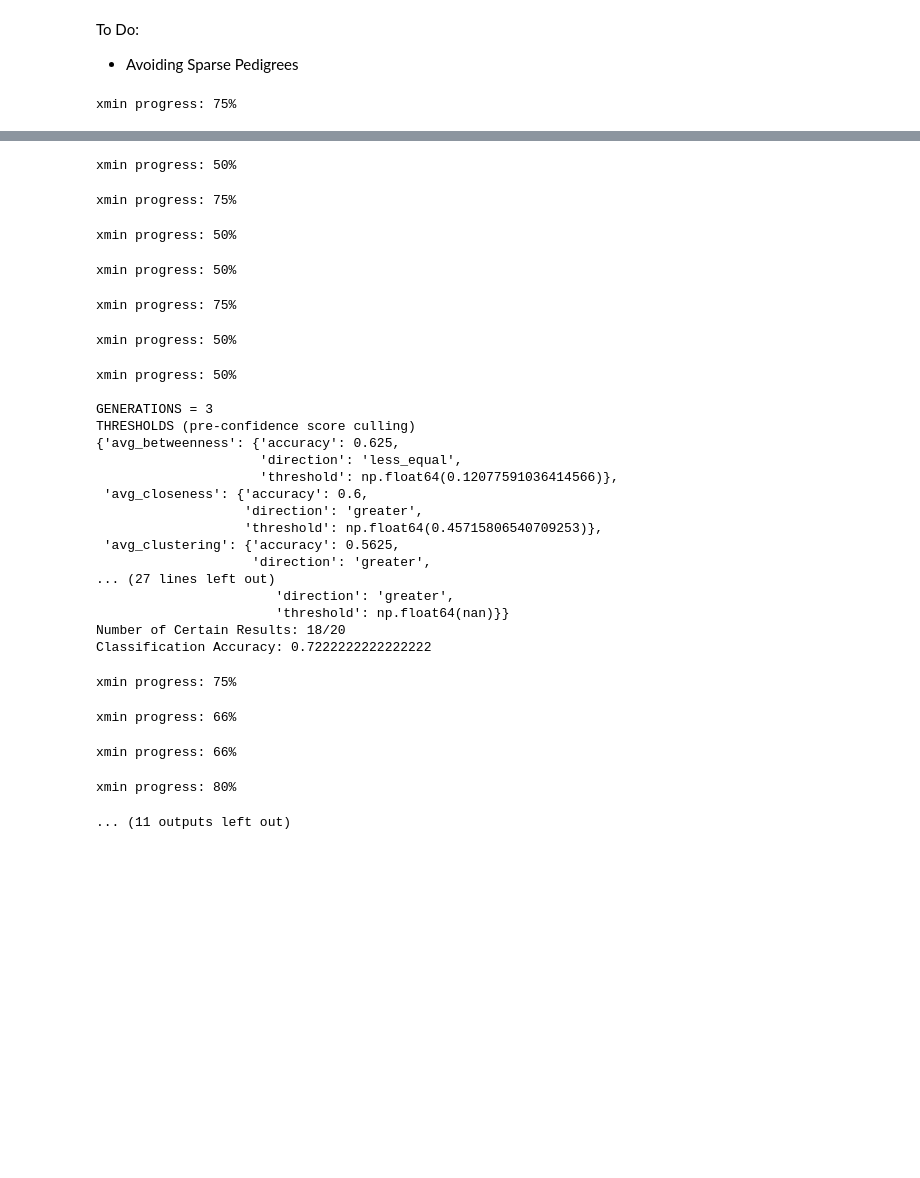
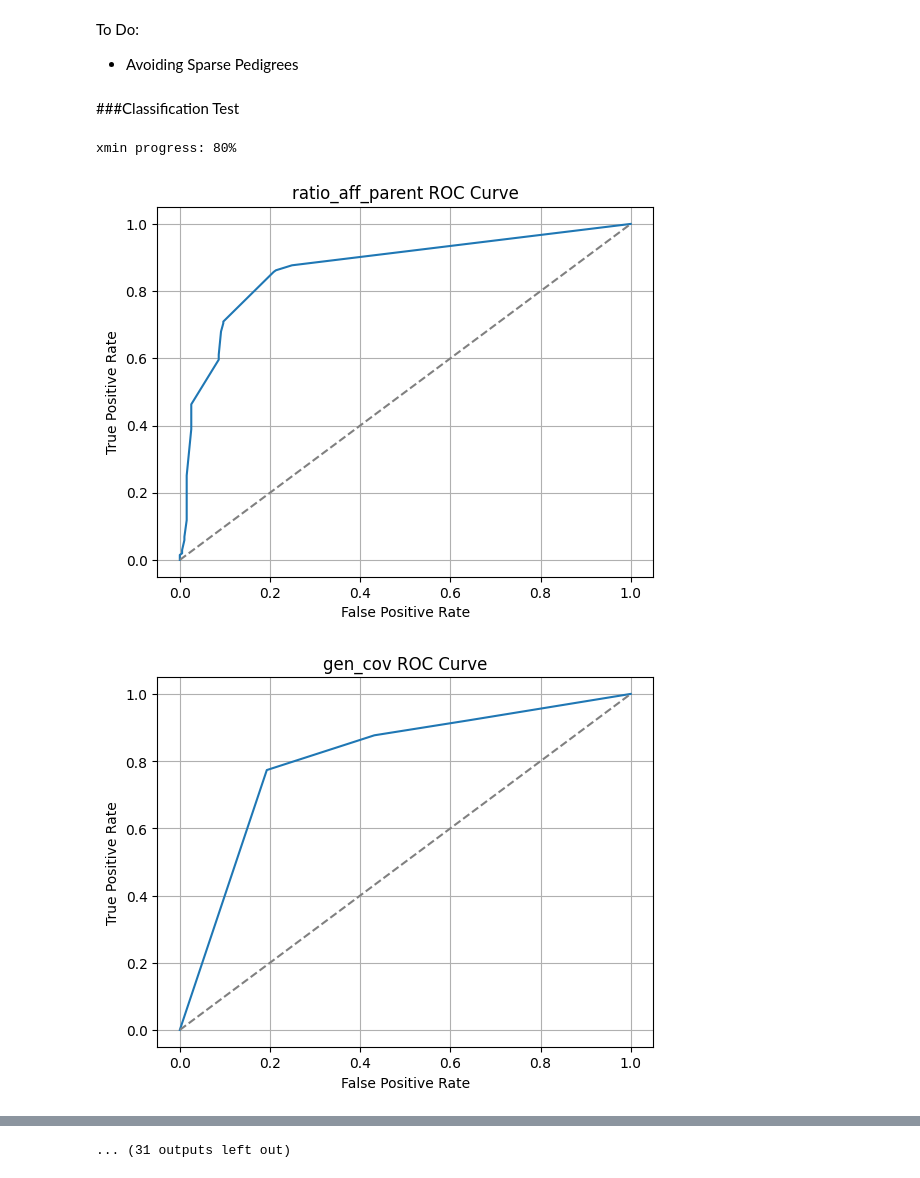
Before and after one commit to taylorngt/PedNet, a Jupyter notebook: PedigreeClassification.ipynb, the cells around one changed output, grey strips where cells are left out. Saved outputs shown, nothing was run; the diff lists cells and outputs as text; code cells hidden in the pictures; blank space fills up the shorter version.

Commit message:
Added ROC Curves
Included ROC curve plotting to size-specific, multi-threshold optimization for classification.

```diff
--- a/PedigreeClassification.ipynb
+++ b/PedigreeClassification.ipynb
@@ -892,13 +936,23 @@ def size_specific_threshold_determination(feature_options, trials_count, generat
         print('Classification Accuracy: ' + str(accuracy_score(certain_results_df['actual_mode'], certain_results_df['predicted_mode'])) + '\n')
 
     #return all_thresholds, accurate_thresholds, testing_feature_tables
+# %% [markdown]
+###Classification Test
 # %%
+#to deal with the runtime warnings from sigma calculations
+import warnings
+warnings.filterwarnings('ignore', category=RuntimeWarning)
+
+
+
 chosen_features = ['ratio_aff_parent', 'gen_cov', 'sibling_aff_ratio', 'new_avg_bet_carrier',
                                                 'avg_degree_centrality', 'avg_betweenness', 'avg_closeness',
                                                 'avg_clustering', 'diameter', 'avg_path_len',
                                                 'sigma_small_world', 'pl_alpha', 'pl_xmin']
 size_specific_threshold_determination(feature_options= chosen_features,
-                                      trials_count= 100,
+                                      trials_count= 500,
                                       generation_range= (3,5))
 # %% [output]
-xmin progress: 75%
+xmin progress: 80%
+[figure, added]
+[figure, added]
@@ -905,28 +968 @@ xmin progress: 75%
-xmin progress: 50%
+... (31 outputs left out)
-xmin progress: 75%
-xmin progress: 50%
-xmin progress: 50%
-xmin progress: 75%
-xmin progress: 50%
-xmin progress: 50%
-
-GENERATIONS = 3
-THRESHOLDS (pre-confidence score culling)
-{'avg_betweenness': {'accuracy': 0.625,
-                     'direction': 'less_equal',
-                     'threshold': np.float64(0.12077591036414566)},
- 'avg_closeness': {'accuracy': 0.6,
-                   'direction': 'greater',
-                   'threshold': np.float64(0.45715806540709253)},
- 'avg_clustering': {'accuracy': 0.5625,
-                    'direction': 'greater',
-... (27 lines left out)
-                       'direction': 'greater',
-                       'threshold': np.float64(nan)}}
-Number of Certain Results: 18/20
-Classification Accuracy: 0.7222222222222222
-xmin progress: 75%
-xmin progress: 66%
-xmin progress: 66%
-xmin progress: 80%
-... (11 outputs left out)
```
Also changed, not shown: parts of 4 cells of this notebook.
